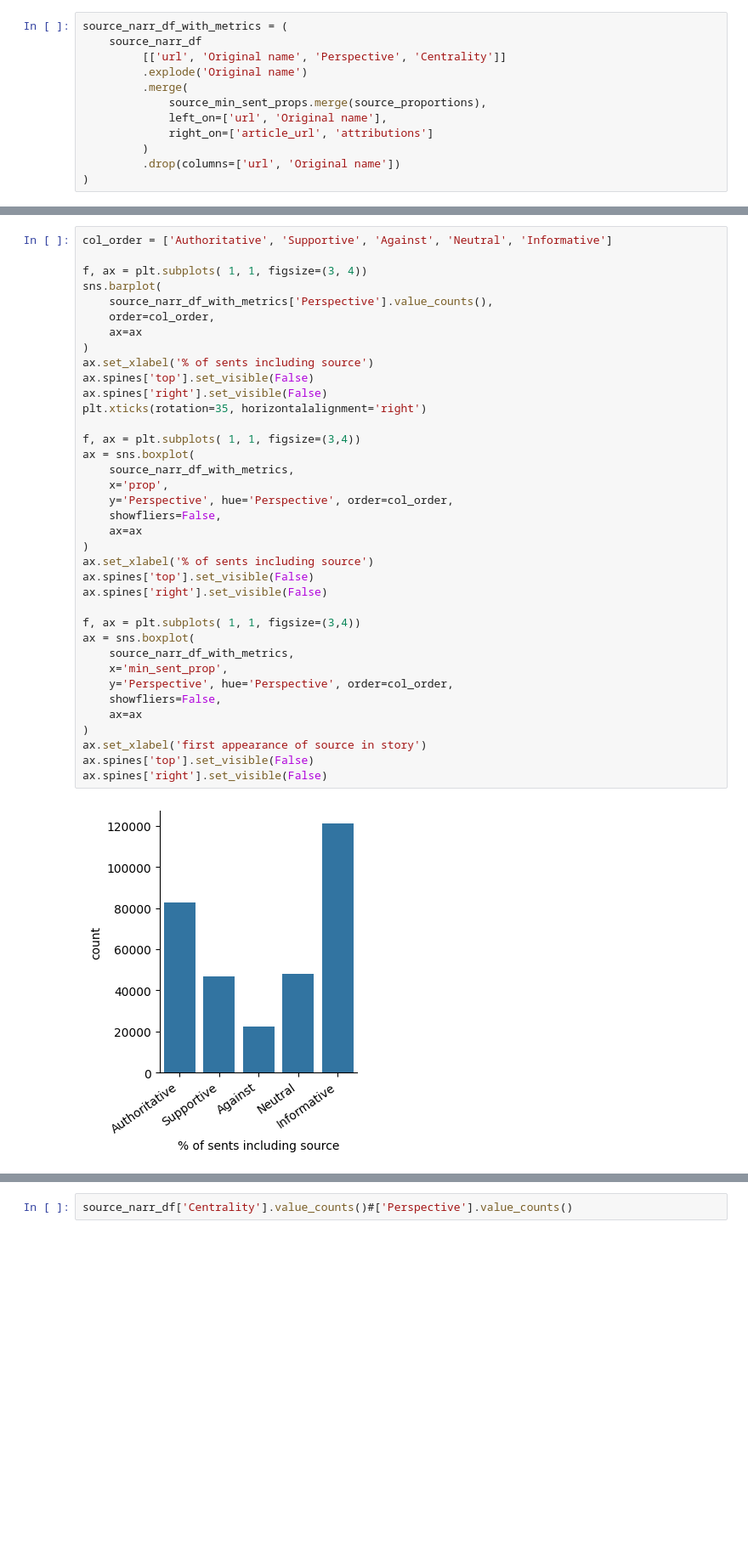
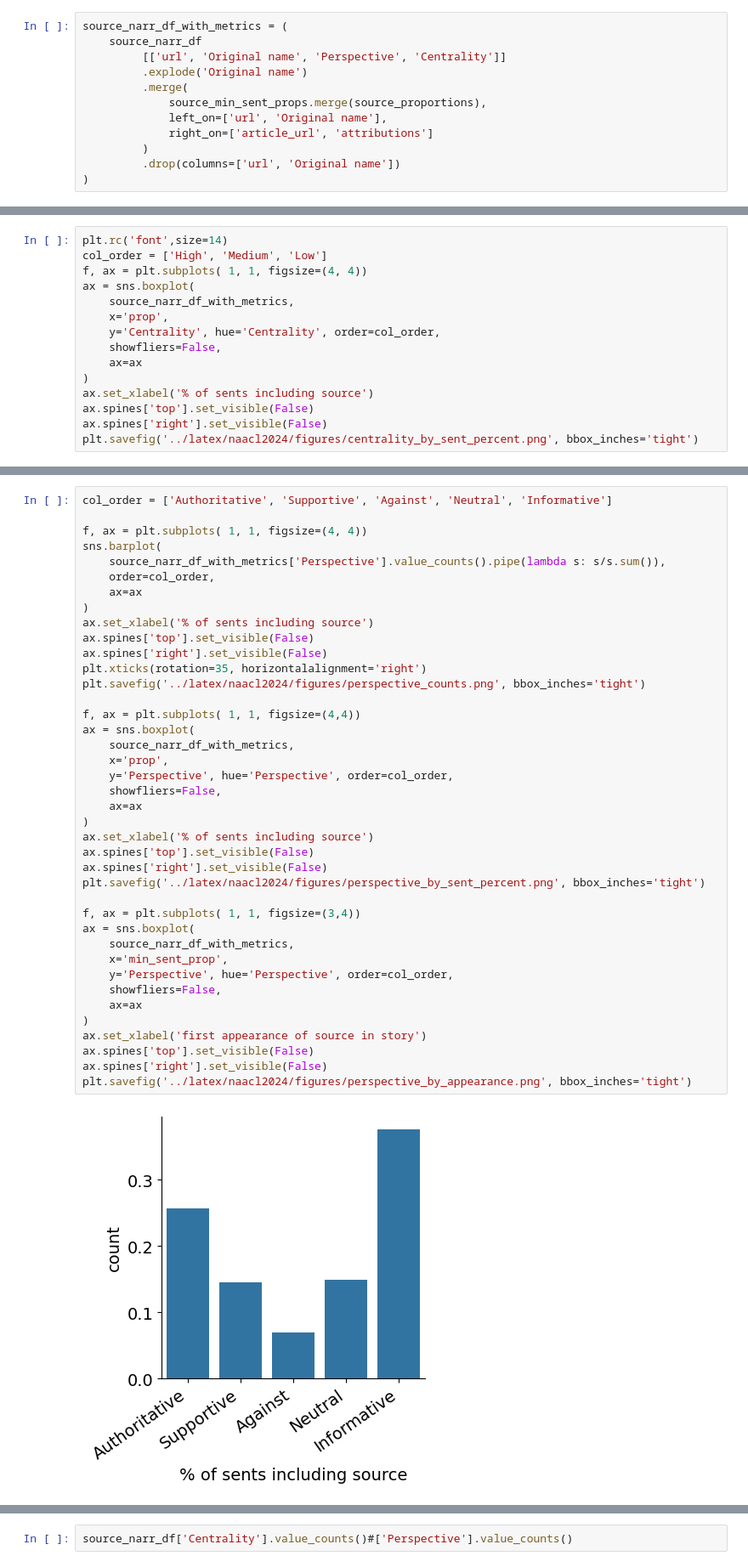
Before and after one commit to Yiqinh/conditional-information-retrieval, a Jupyter notebook: notebooks/2024-09-10__explore-narrative-function.ipynb, the cells around one changed output, grey strips where cells are left out. Shown at 85% size. Cells and saved outputs as stored; diff of their text form; blank space fills up the shorter version.

```diff
--- a/notebooks/2024-09-10__explore-narrative-function.ipynb
+++ b/notebooks/2024-09-10__explore-narrative-function.ipynb
@@ -107,0 +132,15 @@ import matplotlib.pyplot as plt
+# %%
+plt.rc('font',size=14)
+col_order = ['High', 'Medium', 'Low']
+f, ax = plt.subplots( 1, 1, figsize=(4, 4))
+ax = sns.boxplot(
+    source_narr_df_with_metrics,
+    x='prop',
+    y='Centrality', hue='Centrality', order=col_order,
+    showfliers=False,
+    ax=ax
+)
+ax.set_xlabel('% of sents including source')
+ax.spines['top'].set_visible(False)
+ax.spines['right'].set_visible(False)
+plt.savefig('../latex/naacl2024/figures/centrality_by_sent_percent.png', bbox_inches='tight')
@@ -155,39 +165,42 @@ source_narr_df_with_metrics.head(2)
 # %%
 col_order = ['Authoritative', 'Supportive', 'Against', 'Neutral', 'Informative']
 
-f, ax = plt.subplots( 1, 1, figsize=(3, 4))
+f, ax = plt.subplots( 1, 1, figsize=(4, 4))
 sns.barplot(
-    source_narr_df_with_metrics['Perspective'].value_counts(),
+    source_narr_df_with_metrics['Perspective'].value_counts().pipe(lambda s: s/s.sum()),
     order=col_order,
     ax=ax
 )
 ax.set_xlabel('% of sents including source')
 ax.spines['top'].set_visible(False)
 ax.spines['right'].set_visible(False)
 plt.xticks(rotation=35, horizontalalignment='right')
+plt.savefig('../latex/naacl2024/figures/perspective_counts.png', bbox_inches='tight')
 
-f, ax = plt.subplots( 1, 1, figsize=(3,4))
+f, ax = plt.subplots( 1, 1, figsize=(4,4))
 ax = sns.boxplot(
     source_narr_df_with_metrics,
     x='prop',
     y='Perspective', hue='Perspective', order=col_order,
     showfliers=False,
     ax=ax
 )
 ax.set_xlabel('% of sents including source')
 ax.spines['top'].set_visible(False)
 ax.spines['right'].set_visible(False)
+plt.savefig('../latex/naacl2024/figures/perspective_by_sent_percent.png', bbox_inches='tight')
 
 f, ax = plt.subplots( 1, 1, figsize=(3,4))
 ax = sns.boxplot(
     source_narr_df_with_metrics,
     x='min_sent_prop',
     y='Perspective', hue='Perspective', order=col_order,
     showfliers=False,
     ax=ax
 )
 ax.set_xlabel('first appearance of source in story')
 ax.spines['top'].set_visible(False)
 ax.spines['right'].set_visible(False)
+plt.savefig('../latex/naacl2024/figures/perspective_by_appearance.png', bbox_inches='tight')
 # %% [output]
-[figure, old version]
+[figure, new version]
```
Also changed, not shown: parts of 8 cells of this notebook, 18 other files.
